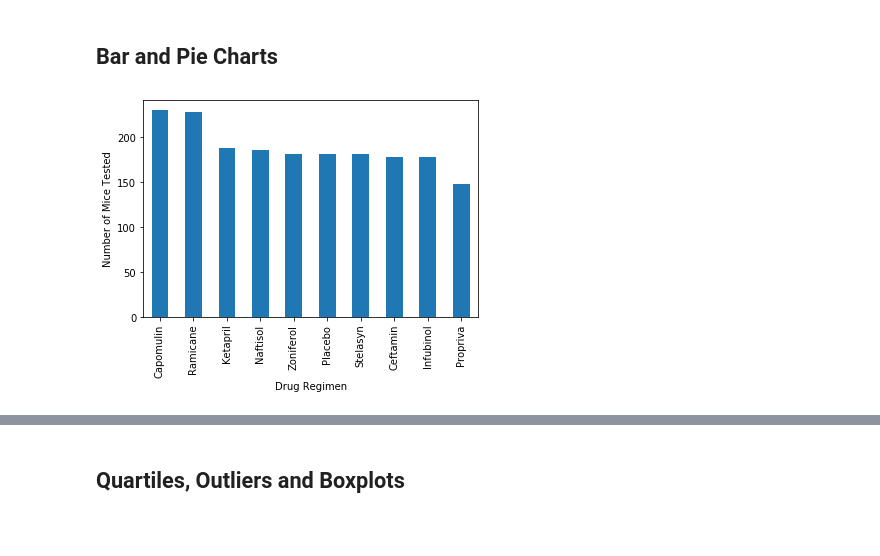
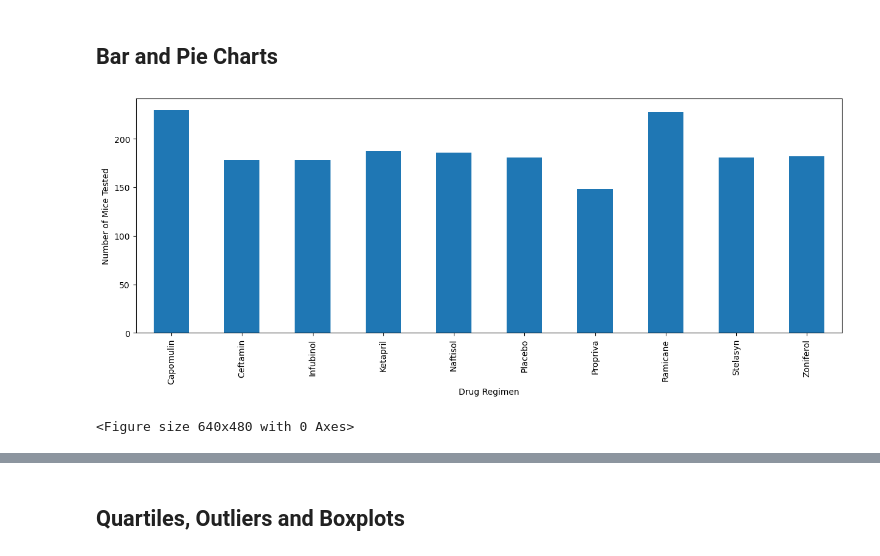
Before and after one commit to bmropp08/matplotlib, a Jupyter notebook: pymaceuticals.ipynb, the cells around one changed output, grey strips where cells are left out. Saved outputs shown, nothing was run; the diff lists cells and outputs as text; code cells hidden in the pictures; blank space fills up the shorter version.

```diff
--- a/pymaceuticals.ipynb
+++ b/pymaceuticals.ipynb
@@ -140,7 +155,15 @@ tumor_volume_df
 ## Bar and Pie Charts
 # %%
 # Generate a bar plot showing the total number of timepoints for all mice tested for each drug regimen using Pandas.
+timepoints_and_regimen = new_df.groupby("Drug Regimen")
+count_timepoints = timepoints_and_regimen["Timepoint"].count()
+count_chart = count_timepoints.plot(kind="bar", figsize=(15,5))
+count_chart.set_xlabel("Drug Regimen")
+count_chart.set_ylabel("Number of Mice Tested")
+plt.show()
+plt.tight_layout()
 # %% [output]
-[figure, old version]
+[figure, new version]
+<Figure size 640x480 with 0 Axes>
 # %%
 # Generate a bar plot showing the total number of timepoints for all mice tested for each drug regimen using pyplot.
```
Also changed, not shown: parts of 17 cells of this notebook.
